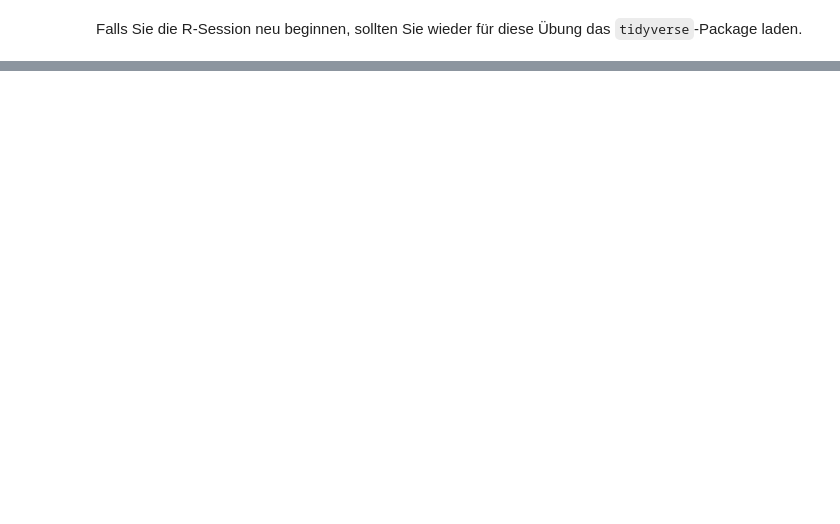
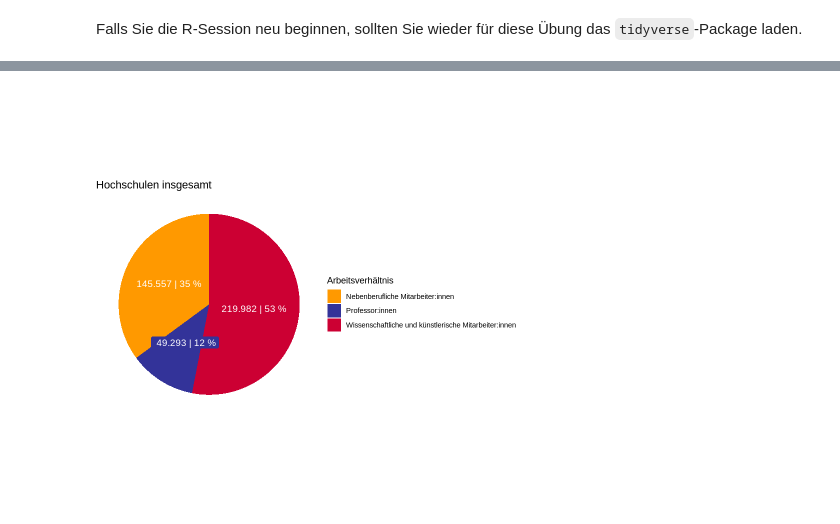
Before and after one commit to SchenbergZY/Tabelle-Fallstudie-1, a Jupyter notebook: notebook/R_Übung_Reprodu.ipynb, the cells around one changed output, grey strips where cells are left out. Drawn from its saved outputs; the diff is of its cells as text; code cells hidden in the pictures; blank space fills up the shorter version.

```diff
--- a/notebook/R_Übung_Reprodu.ipynb
+++ b/notebook/R_Übung_Reprodu.ipynb
@@ -79,0 +168,3 @@ library(tidyverse)
+# %%
+Absolute_Werte <- c(Hauptberuflich_exlusive_Professoren, Professoren_Insgesamt$Angestelltenzahl_2020,
+                    Nebenberuflich_Insgesamt$Angestelltenzahl_2020)
@@ -79,0 +173,5 @@ library(tidyverse)
+# %%
+Daten_kreisdiagramm <- data.frame(Personalgruppe, Absolute_Werte)
+
+#Dataframe anzeigen lassen
+Daten_kreisdiagramm
@@ -79,0 +197,9 @@ library(tidyverse)
+# %%
+#Varibale "Prozent" erzeugen
+Daten_kreisdiagramm$Prozent <- paste(round(Daten_kreisdiagramm$Absolute_Werte/sum(Daten_kreisdiagramm$Absolute_Werte)*100,0), "%")
+
+#Absolute Werte und Prozentwerte kombinieren
+Daten_kreisdiagramm$Werte_kombiniert <- paste(Daten_kreisdiagramm$Absolute_Werte, sep = " | ", Daten_kreisdiagramm$Prozent)
+
+#Neue Variablen begutachten
+Daten_kreisdiagramm
@@ -79,0 +220,3 @@ library(tidyverse)
+# %%
+Daten_kreisdiagramm$Werte_kombiniert <- prettyNum(Daten_kreisdiagramm$Werte_kombiniert, big.mark = ".", decimal.mark = ",")
+Daten_kreisdiagramm$Arbeitsverhältnis <- Daten_kreisdiagramm$Personalgruppe
@@ -79,0 +228,15 @@ library(tidyverse)
+# %%
+ggplot(Daten_kreisdiagramm, aes(x="", y=Absolute_Werte, fill=Arbeitsverhältnis))+ #Setzen der Datenbasis
+  geom_bar(stat="identity")+ #Setzen wie die Werte verarbeitet werden sollen
+  coord_polar("y")+ #Zusatz für Kreisdiagramme
+  theme_void()+ #Hintergrund wird weiß eingefärbt
+  scale_fill_manual(values = c("#FF9900", "#333399", "#CC0033"))+ #Farben für einzelne Diagrammteile setzen. Farbcodes sind online abrufbar.
+  ggtitle("Hochschulen insgesamt")+ #Überschrift setzen
+  geom_label(aes(label=Werte_kombiniert), #Beschriftung setzen
+             position = position_stack(vjust = 0.5), #Position der Beschriftung setzen
+             color="white", #Schriftfarbe setzen
+             label.size = 0, #Größe des Randes um Beschriftung setzen
+             size=4, #Schriftgröße setzen
+             show.legend = FALSE) #Beschriftung soll nicht in der Legende angezeigt werden
+# %% [output]
+[figure, added]
```
Also changed, not shown: parts of 28 cells of this notebook.
